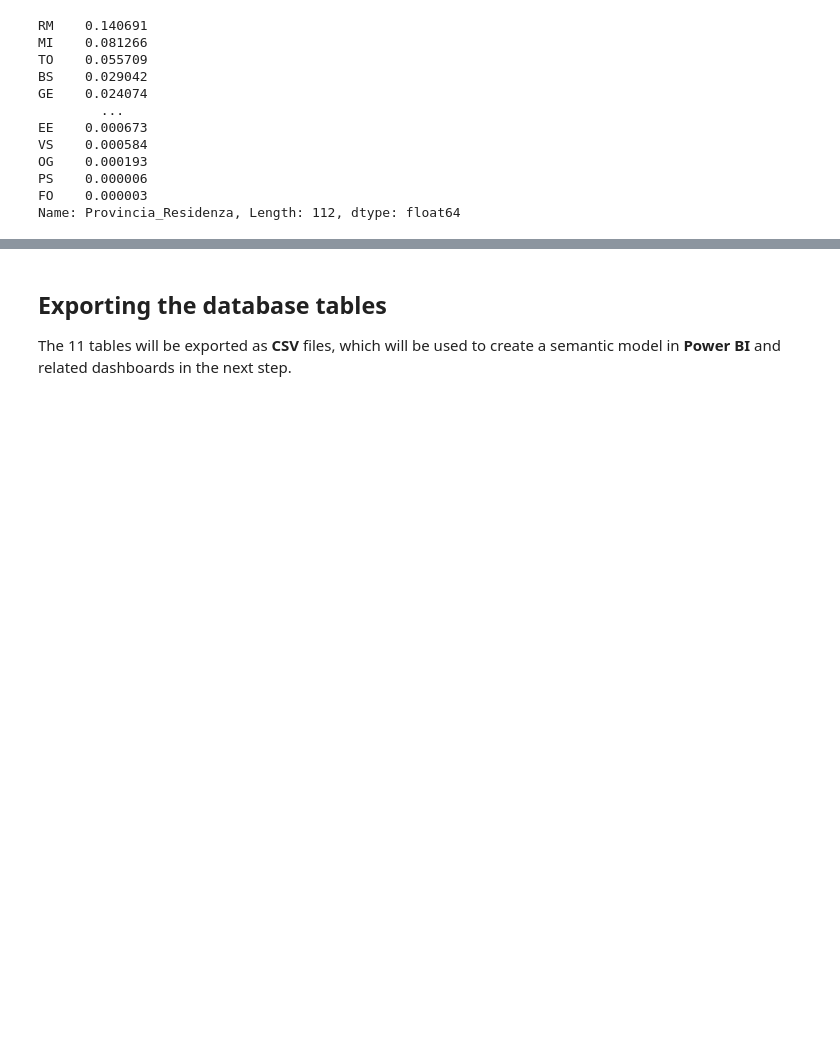
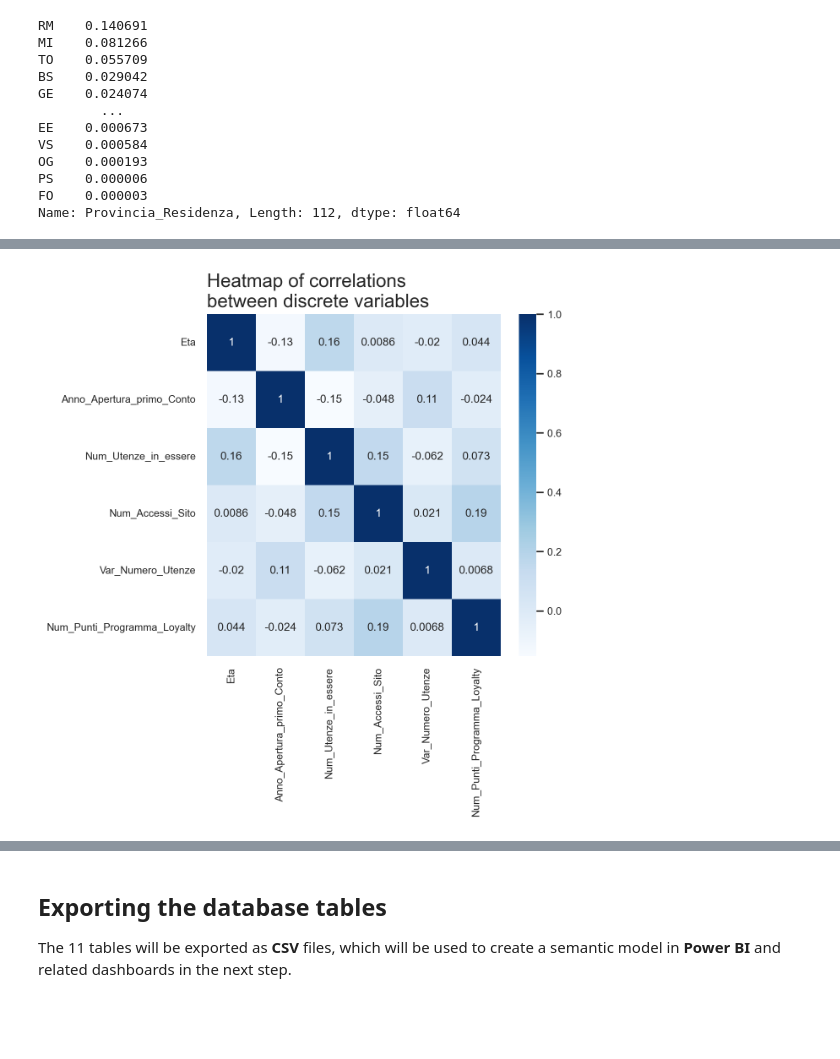
Before and after one commit to fedfioravanti/Bank-Churn-Prediction, a Jupyter notebook: notebooks/Bank-Churn-01-Intro-EDA.ipynb, the cells around one changed output, grey strips where cells are left out. Drawn from its saved outputs; the diff is of its cells as text; code cells hidden in the pictures; blank space fills up the shorter version.

```diff
--- a/notebooks/Bank-Churn-01-Intro-EDA.ipynb
+++ b/notebooks/Bank-Churn-01-Intro-EDA.ipynb
@@ -280,0 +344,8 @@ memory usage: 123.8+ MB
+# %%
+# create heatmap to explore correlations between discrete variables and target
+plt.figure(figsize=(5, 5))
+plt.title('Heatmap of correlations \nbetween discrete variables', loc='left', fontsize = 16)
+sns.heatmap(df[discrete_vars+target].corr(), cmap='Blues', annot=True)
+plt.show()
+# %% [output]
+[figure, added]
```
Also changed, not shown: parts of 10 cells of this notebook.
